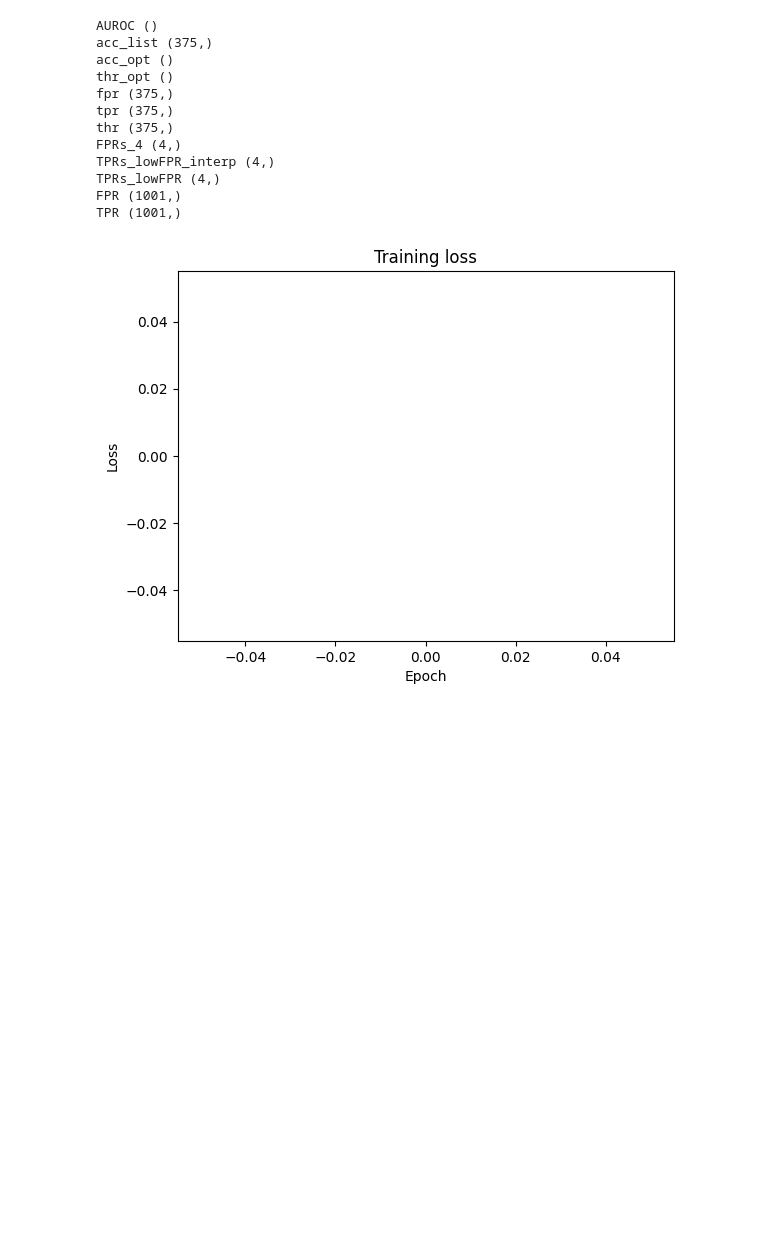
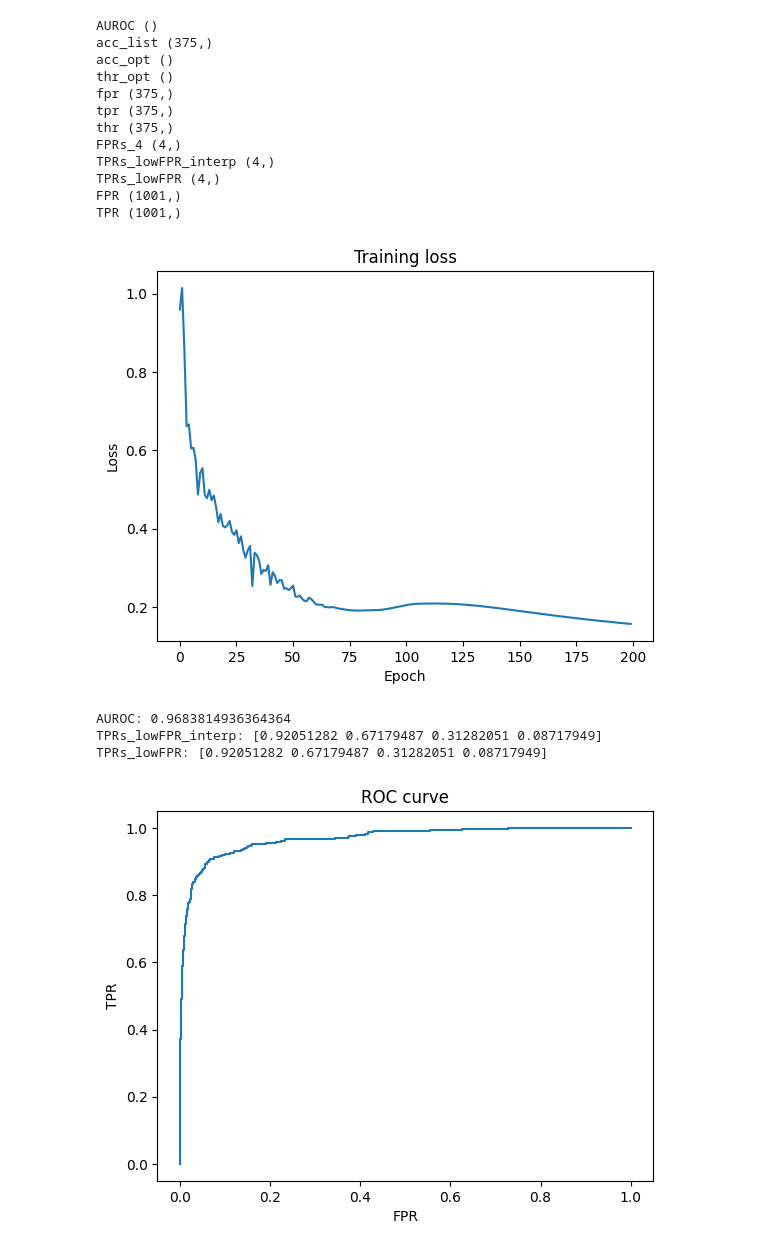
Before and after one commit to WhoTHU/detection_logits, a Jupyter notebook: visualizer.ipynb, the cells around one changed output. Cells and saved outputs as stored; diff of their text form; code cells hidden in the pictures; blank space fills up the shorter version.

```diff
--- a/visualizer.ipynb
+++ b/visualizer.ipynb
@@ -70,16 +92,11 @@ TPRs_lowFPR_interp (4,)
 TPRs_lowFPR (4,)
 FPR (1001,)
 TPR (1001,)
-# %%
-data_dir = "cache/mistral-7b"
-
-losses = np.load(os.path.join(data_dir, 'losses.npy'))
-
-# Plot training loss
-plt.plot(losses)
-plt.xlabel('Epoch')
-plt.ylabel('Loss')
-plt.title('Training loss')
-plt.show()
-# %% [output]
-[figure, removed]
+# %%
+inspect_output_at('cache/llama-3/E200_B32_LR2.0e-04_L1R2.0e-04_TRN10000_TEST10000')
+# %% [output]
+[figure, added]
+AUROC: 0.9683814936364364
+TPRs_lowFPR_interp: [0.92051282 0.67179487 0.31282051 0.08717949]
+TPRs_lowFPR: [0.92051282 0.67179487 0.31282051 0.08717949]
+[figure, added]
```
Also changed, not shown: parts of 6 cells of this notebook, 2 other files.
